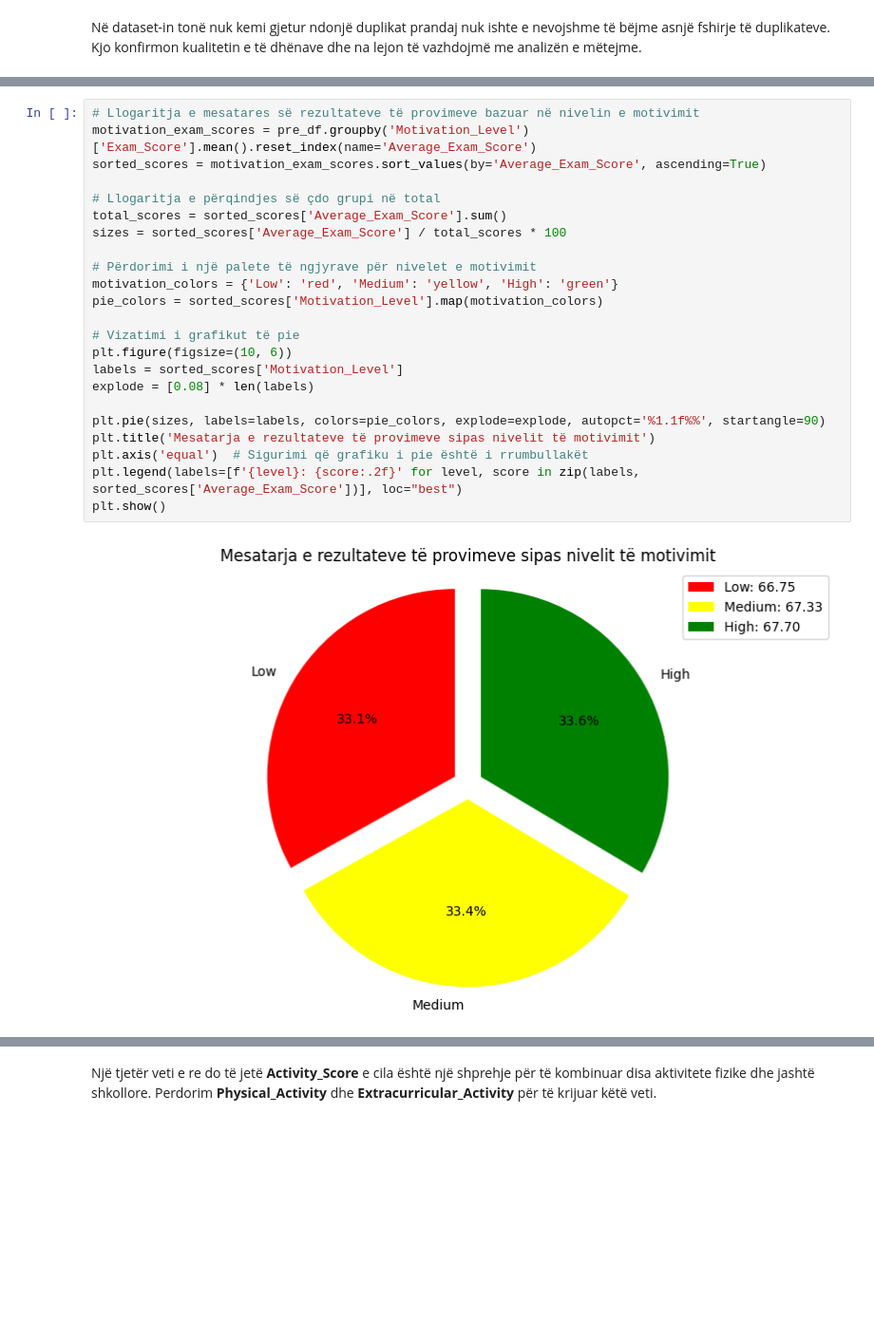
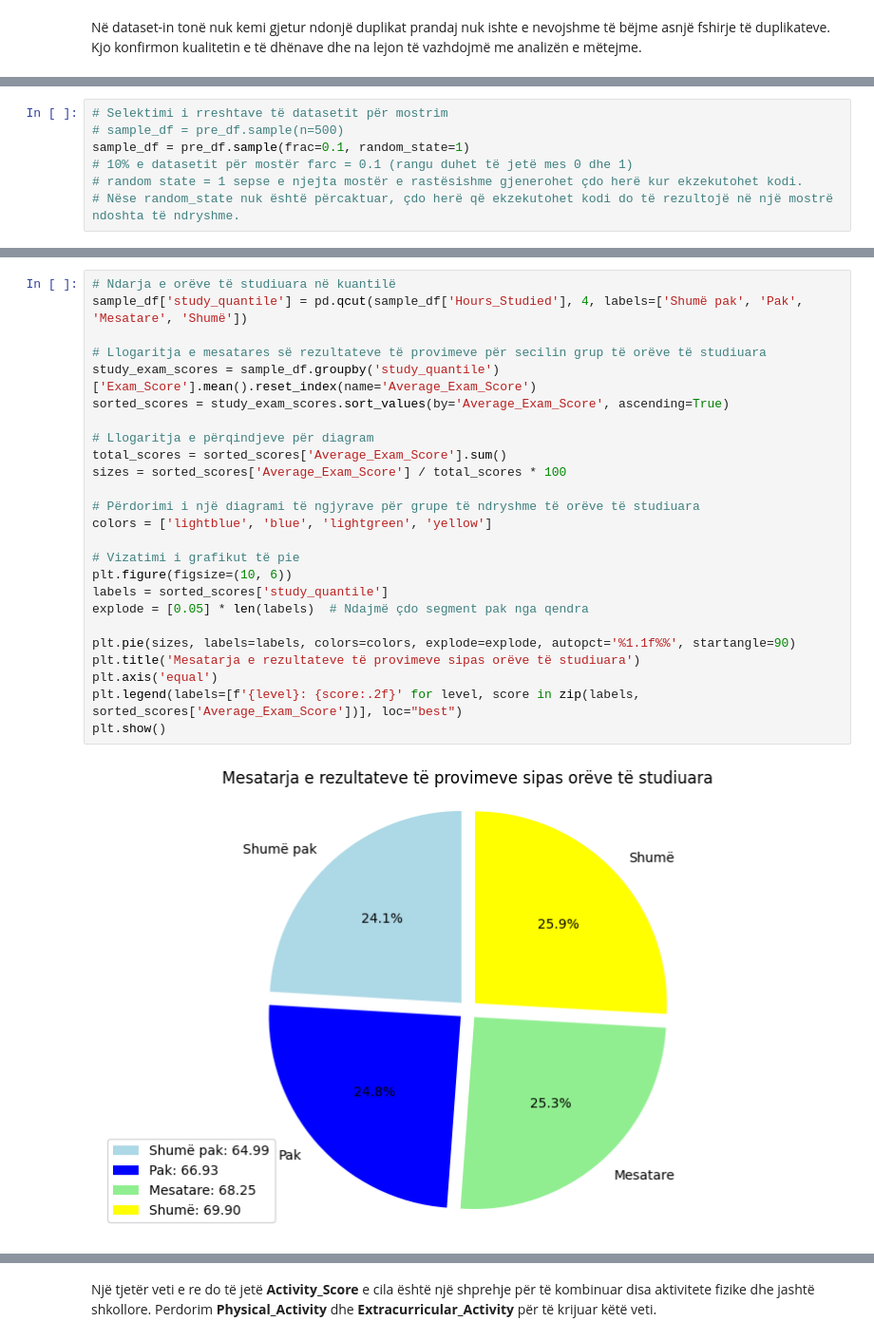
Before and after one commit to enis-halilaj/pvdh-projekti-msc, a Jupyter notebook: data-preprocessing/main.ipynb, the cells around one changed output, grey strips where cells are left out. Shown at 95% size. Drawn from its saved outputs; the diff is of its cells as text; blank space fills up the shorter version.

```diff
--- a/data-preprocessing/main.ipynb
+++ b/data-preprocessing/main.ipynb
@@ -424,0 +433,7 @@ sample_df = pre_df.sample(n=500)
+# %%
+# Selektimi i rreshtave të datasetit për mostrim
+# sample_df = pre_df.sample(n=500)
+sample_df = pre_df.sample(frac=0.1, random_state=1)
+# 10% e datasetit për mostër farc = 0.1 (rangu duhet të jetë mes 0 dhe 1)
+# random state = 1 sepse e njejta mostër e rastësishme gjenerohet çdo herë kur ekzekutohet kodi.
+# Nëse random_state nuk është përcaktuar, çdo herë që ekzekutohet kodi do të rezultojë në një mostrë ndoshta të ndryshme.
@@ -425,25 +452,27 @@ sample_df = pre_df.sample(n=500)
 # %%
-# Llogaritja e mesatares së rezultateve të provimeve bazuar në nivelin e motivimit
-motivation_exam_scores = pre_df.groupby('Motivation_Level')['Exam_Score'].mean().reset_index(name='Average_Exam_Score')
-sorted_scores = motivation_exam_scores.sort_values(by='Average_Exam_Score', ascending=True)
+# Ndarja e orëve të studiuara në kuantilë
+sample_df['study_quantile'] = pd.qcut(sample_df['Hours_Studied'], 4, labels=['Shumë pak', 'Pak', 'Mesatare', 'Shumë'])
 
-# Llogaritja e përqindjes së çdo grupi në total
+# Llogaritja e mesatares së rezultateve të provimeve për secilin grup të orëve të studiuara
+study_exam_scores = sample_df.groupby('study_quantile')['Exam_Score'].mean().reset_index(name='Average_Exam_Score')
+sorted_scores = study_exam_scores.sort_values(by='Average_Exam_Score', ascending=True)
+
+# Llogaritja e përqindjeve për diagram
 total_scores = sorted_scores['Average_Exam_Score'].sum()
 sizes = sorted_scores['Average_Exam_Score'] / total_scores * 100
 
-# Përdorimi i një palete të ngjyrave për nivelet e motivimit
-motivation_colors = {'Low': 'red', 'Medium': 'yellow', 'High': 'green'}
-pie_colors = sorted_scores['Motivation_Level'].map(motivation_colors)
+# Përdorimi i një diagrami të ngjyrave për grupe të ndryshme të orëve të studiuara
+colors = ['lightblue', 'blue', 'lightgreen', 'yellow']
 
 # Vizatimi i grafikut të pie
 plt.figure(figsize=(10, 6))
-labels = sorted_scores['Motivation_Level']
-explode = [0.08] * len(labels)
+labels = sorted_scores['study_quantile']
+explode = [0.05] * len(labels)  # Ndajmë çdo segment pak nga qendra
 
-plt.pie(sizes, labels=labels, colors=pie_colors, explode=explode, autopct='%1.1f%%', startangle=90)
-plt.title('Mesatarja e rezultateve të provimeve sipas nivelit të motivimit')
-plt.axis('equal')  # Sigurimi që grafiku i pie është i rrumbullakët
+plt.pie(sizes, labels=labels, colors=colors, explode=explode, autopct='%1.1f%%', startangle=90)
+plt.title('Mesatarja e rezultateve të provimeve sipas orëve të studiuara')
+plt.axis('equal')
 plt.legend(labels=[f'{level}: {score:.2f}' for level, score in zip(labels, sorted_scores['Average_Exam_Score'])], loc="best")
 plt.show()
 # %% [output]
-[figure, old version]
+[figure, new version]
```
Also changed, not shown: parts of 27 cells of this notebook.
